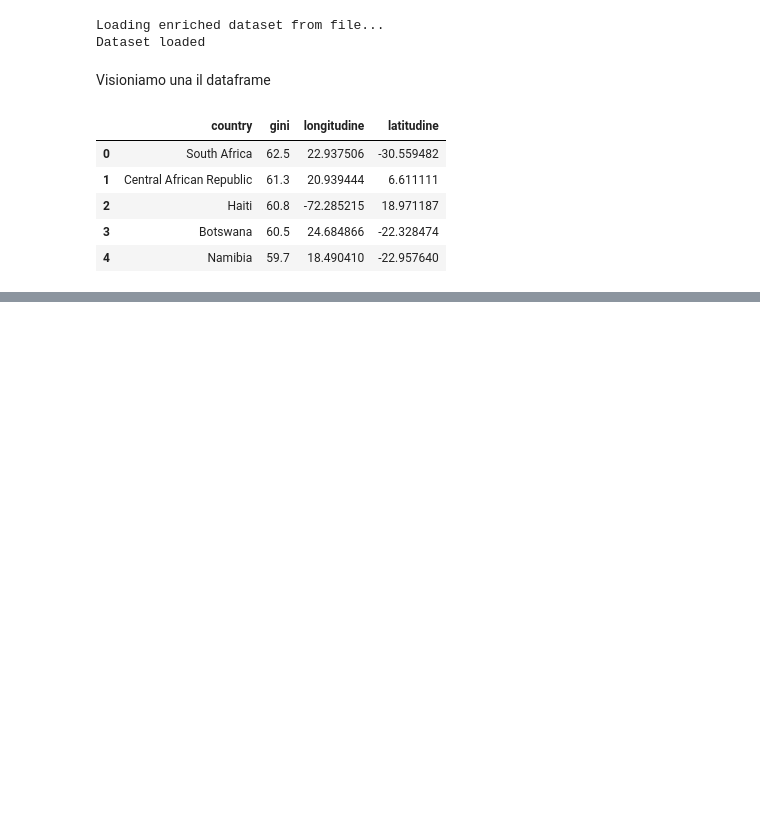
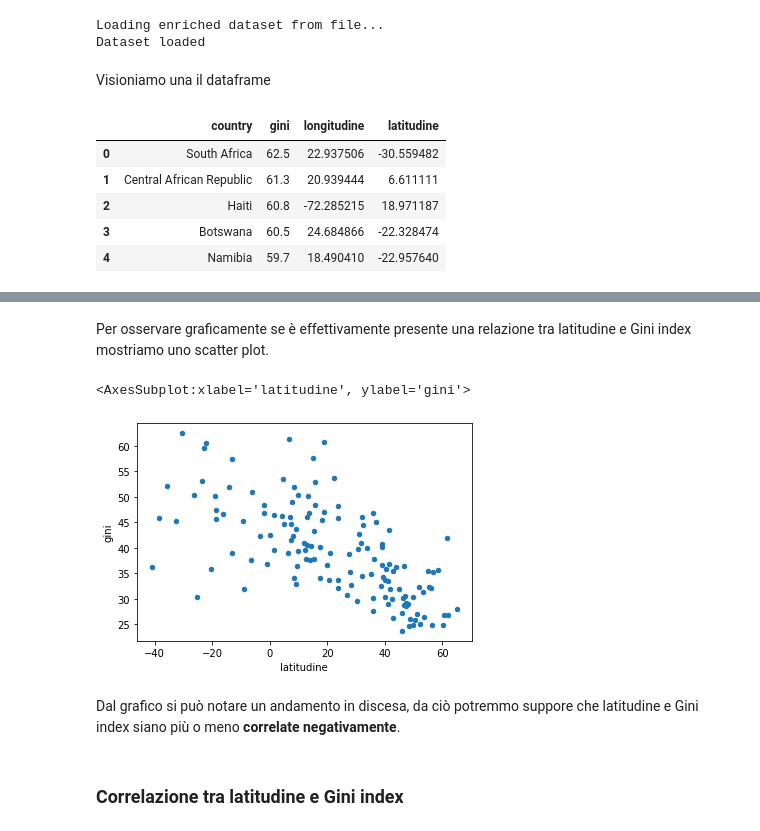
Before and after one commit to loremod/SocialMediaTutorial, a Jupyter notebook: Google Maps API.ipynb, the cells around one changed output, grey strips where cells are left out. Drawn from its saved outputs; the diff is of its cells as text; code cells hidden in the pictures; blank space fills up the shorter version.

Commit message:
Pearson correlation between Gini index and latitude

```diff
--- a/Google Maps API.ipynb
+++ b/Google Maps API.ipynb
@@ -1636,0 +1626,11 @@ google nearby lodging
+# %% [markdown]
+Per osservare graficamente se è effettivamente presente una relazione tra latitudine e Gini index mostriamo uno scatter plot.
+# %%
+gini_index.plot.scatter(x="latitudine", y="gini")
+# %% [output]
+<AxesSubplot:xlabel='latitudine', ylabel='gini'>
+[figure, added]
+# %% [markdown]
+Dal grafico si può notare un andamento in discesa, da ciò potremmo suppore che latitudine e Gini index siano più o meno <b>correlate negativamente</b>.
+# %% [markdown]
+### Correlazione tra latitudine e Gini index
```
Also changed, not shown: parts of 69 cells of this notebook.
